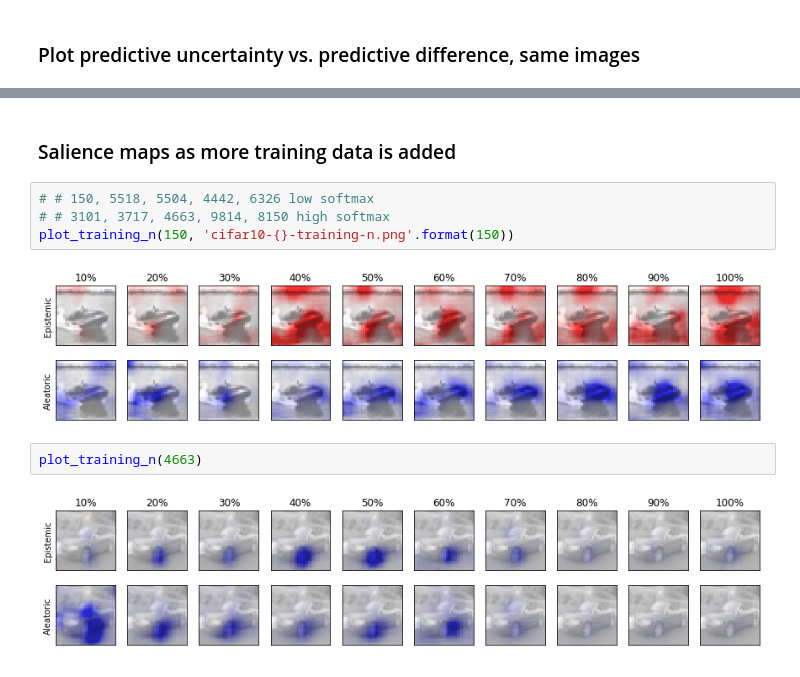
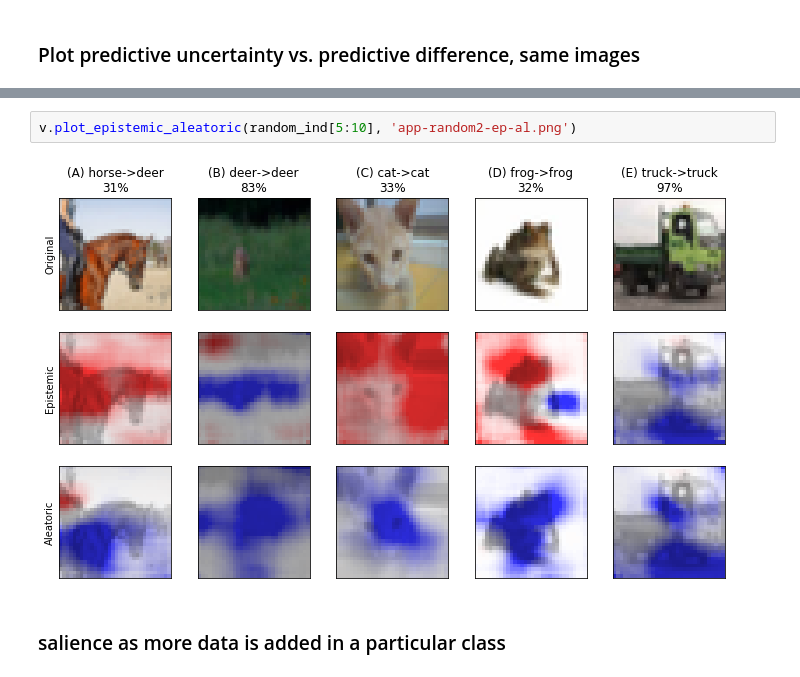
Before and after one commit to chail/InterpretableBayesianUncertainty, a Jupyter notebook: experiments/results-3/salience.ipynb, the cells around one changed output, grey strips where cells are left out. Drawn from its saved outputs; the diff is of its cells as text.

```diff
--- a/experiments/results-3/salience.ipynb
+++ b/experiments/results-3/salience.ipynb
@@ -45,12 +57,6 @@ plot_epistemic_aleatoric_appendix(ind_high, 'cifar10-high-softmax-ep-al.png')
+# %%
+v.plot_epistemic_aleatoric(random_ind[5:10], 'app-random2-ep-al.png')
+# %% [output]
+[figure, added]
 # %% [markdown]
-### Salience maps as more training data is added
+### salience as more data is added in a particular class
-# %%
-# # 150, 5518, 5504, 4442, 6326 low softmax
-# # 3101, 3717, 4663, 9814, 8150 high softmax
-plot_training_n(150, 'cifar10-{}-training-n.png'.format(150))
-# %% [output]
-[figure, removed]
-# %%
-plot_training_n(4663)
-# %% [output]
-[figure, removed]
```
Also changed, not shown: parts of 19 cells of this notebook, 13 other files.
